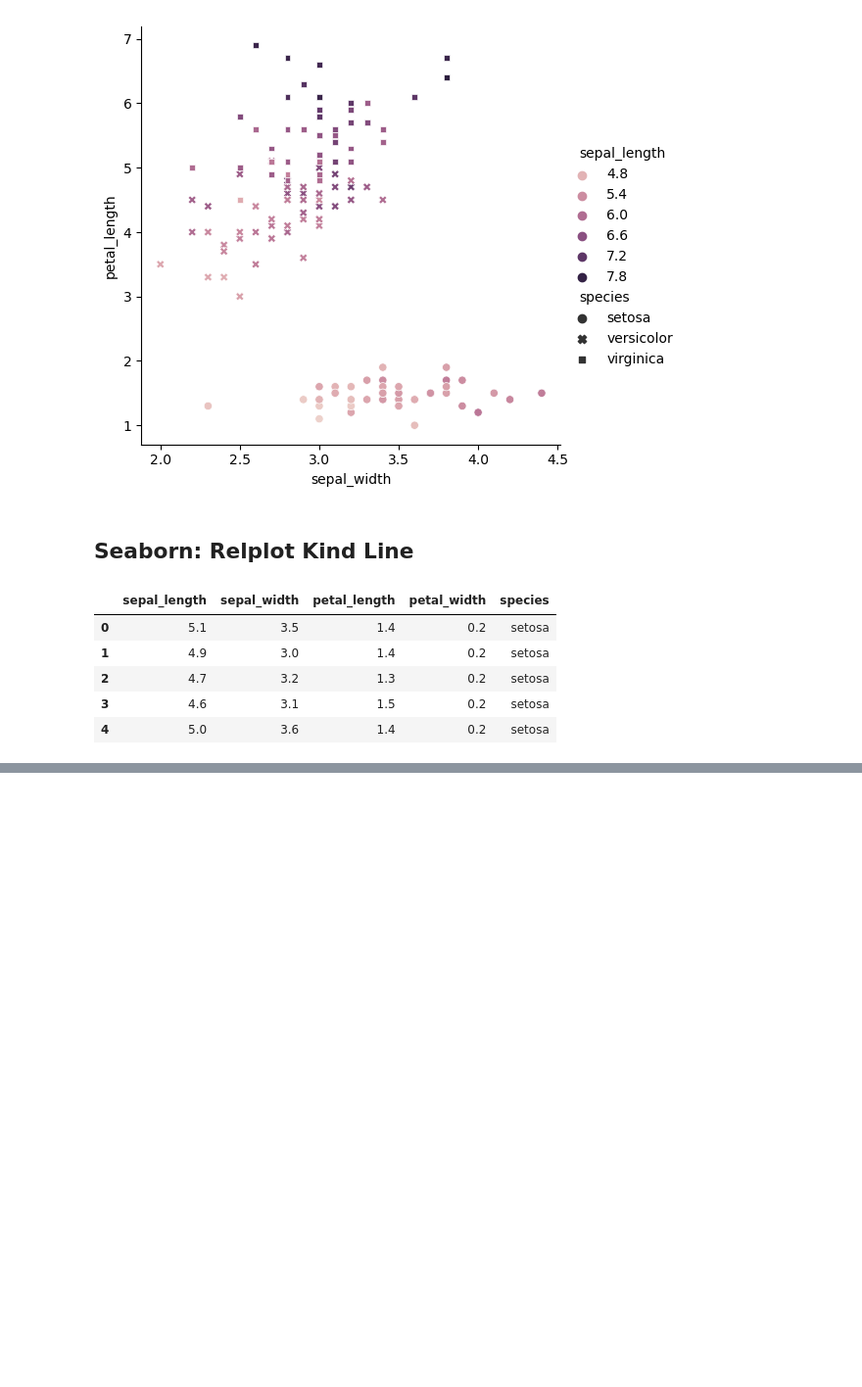
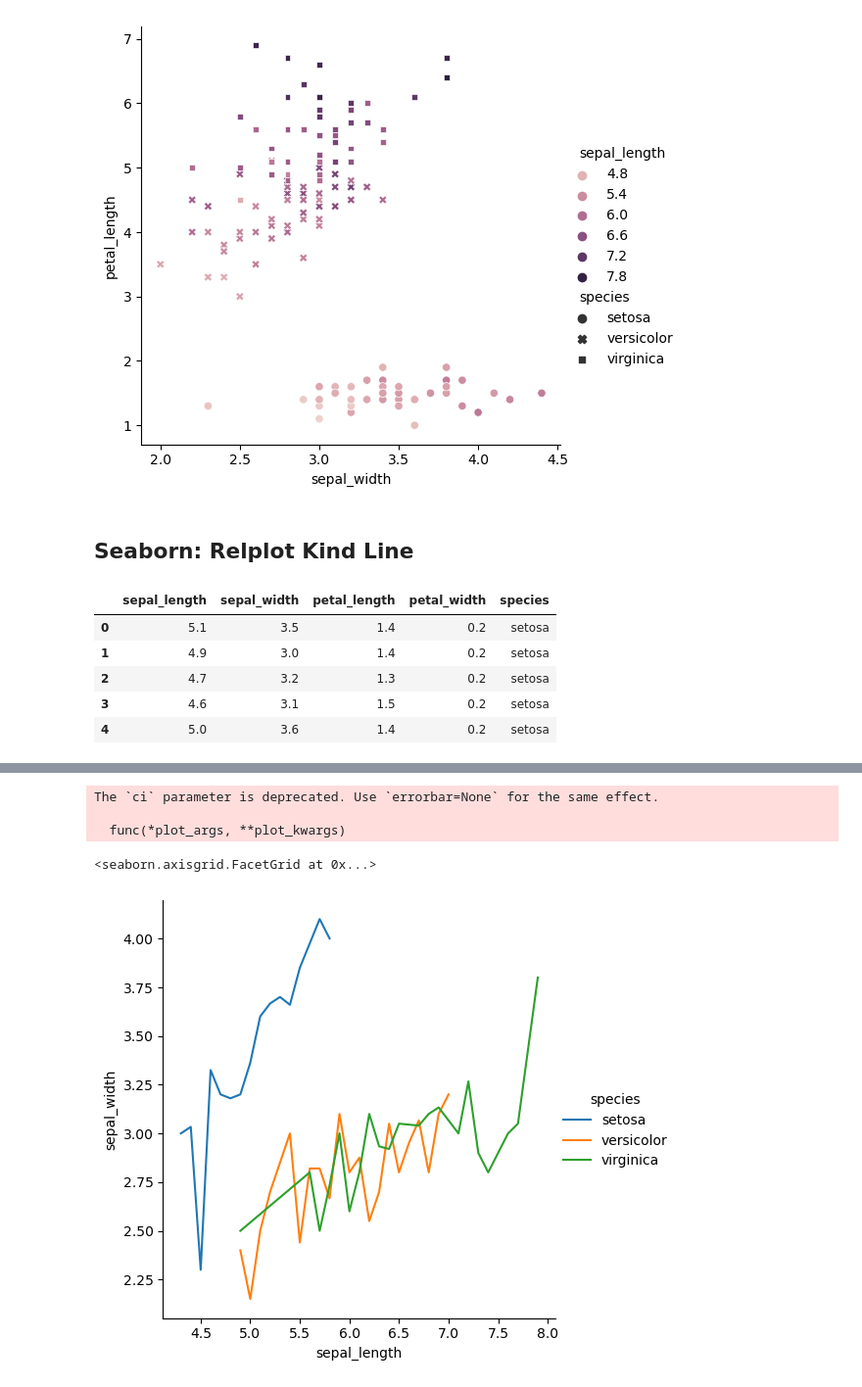
Before and after one commit to JakeBestDev/Packt_AIScience_Data_Science_Machine_Learning, a Jupyter notebook: Module_2_Python_Data_Visualization_and_Understanding/lab_4_advance_seaborn.ipynb, the cells around one changed output, grey strips where cells are left out. Shown at 98% size. Cells and saved outputs as stored; diff of their text form; code cells hidden in the pictures; blank space fills up the shorter version.

```diff
--- a/Module_2_Python_Data_Visualization_and_Understanding/lab_4_advance_seaborn.ipynb
+++ b/Module_2_Python_Data_Visualization_and_Understanding/lab_4_advance_seaborn.ipynb
@@ -200,0 +225,10 @@ sns.relplot(data=iris,x='sepal_length',y='sepal_width',kind='line')
+# %%
+## We can use the hue value again and break the data up by the species
+
+sns.relplot(data=iris,x='sepal_length',y='sepal_width',kind='line',ci=None,hue='species')
+# %% [output]
+The `ci` parameter is deprecated. Use `errorbar=None` for the same effect.
+
+  func(*plot_args, **plot_kwargs)
+<seaborn.axisgrid.FacetGrid at 0x...>
+[figure, added]
```
Also changed, not shown: parts of 6 cells of this notebook.
